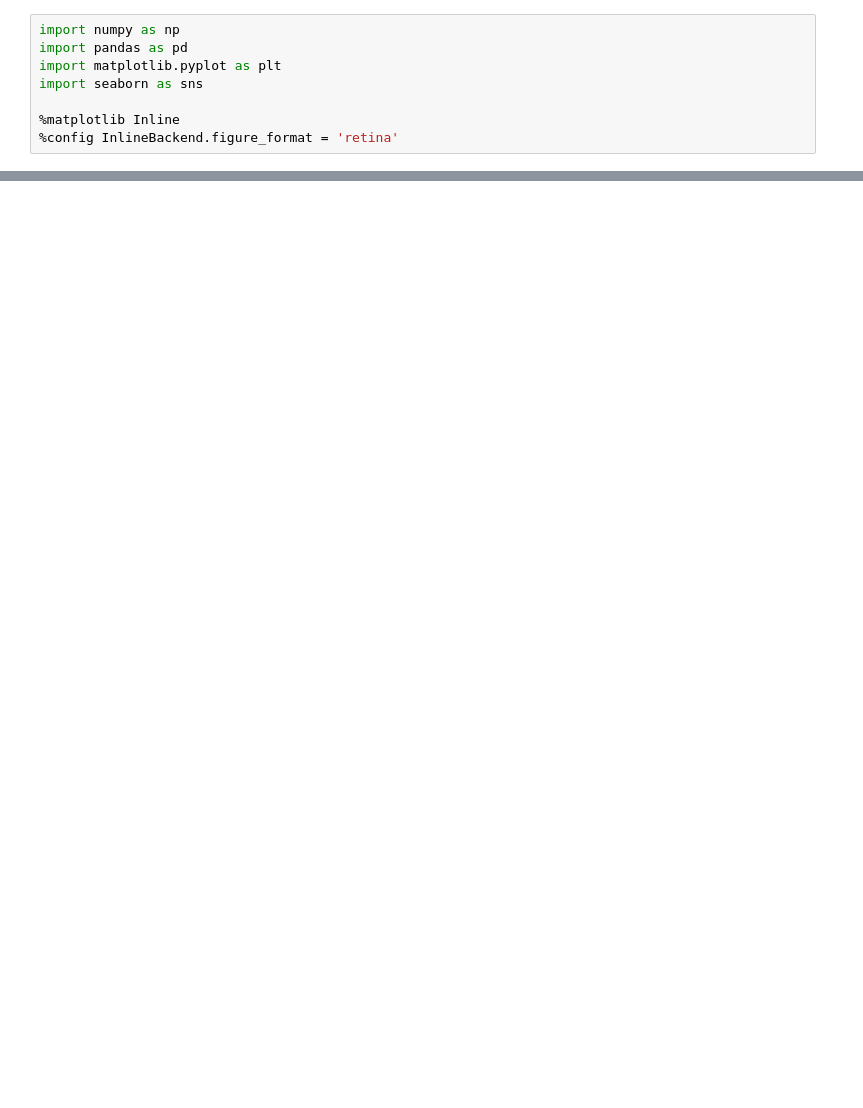
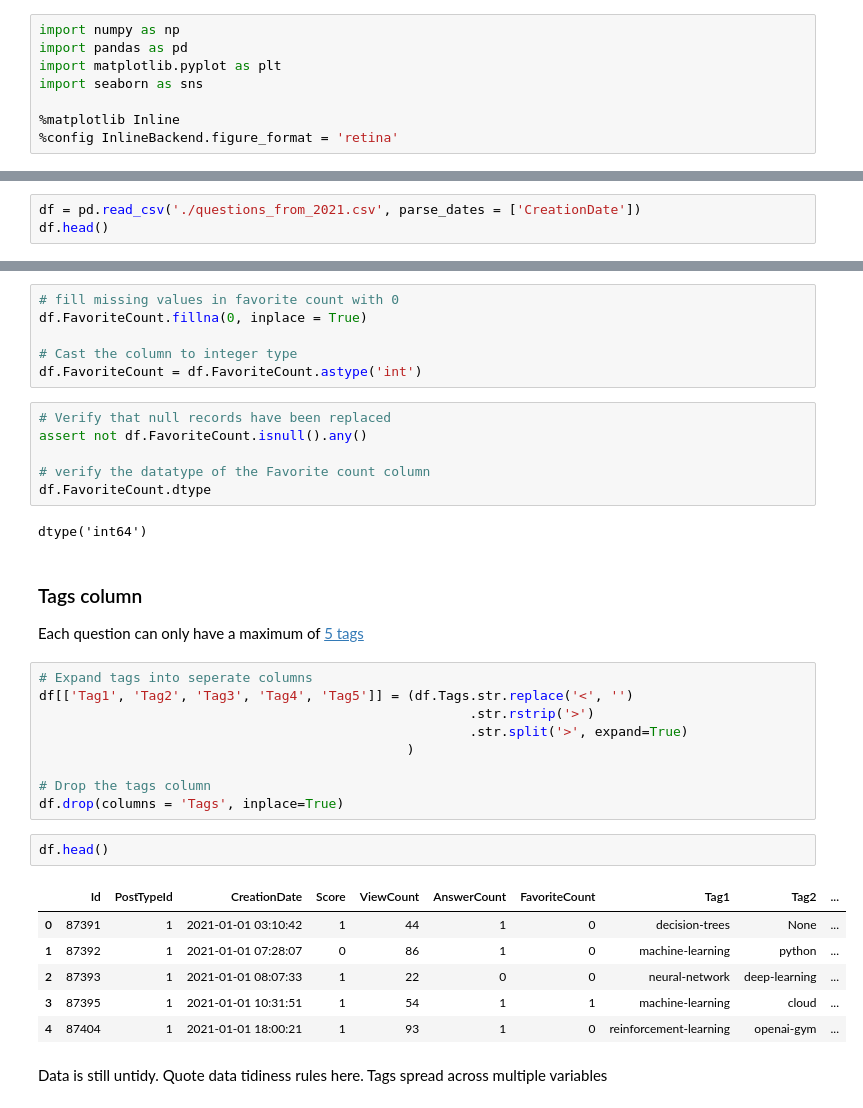
Before and after one commit to Lippins/Popular_DS_questions, a Jupyter notebook: notebook.ipynb, the cells around one changed output, grey strips where cells are left out. Cells and saved outputs as stored; diff of their text form; blank space fills up the shorter version.

Commit message:
test: Explore data trends

```diff
--- a/notebook.ipynb
+++ b/notebook.ipynb
@@ -117,0 +121,3 @@ import seaborn as sns
+# %%
+df = pd.read_csv('./questions_from_2021.csv', parse_dates = ['CreationDate'])
+df.head()
@@ -117,0 +162,37 @@ import seaborn as sns
+# %%
+# fill missing values in favorite count with 0
+df.FavoriteCount.fillna(0, inplace = True)
+
+# Cast the column to integer type
+df.FavoriteCount = df.FavoriteCount.astype('int')
+# %%
+# Verify that null records have been replaced
+assert not df.FavoriteCount.isnull().any()
+
+# verify the datatype of the Favorite count column
+df.FavoriteCount.dtype
+# %% [output]
+dtype('int64')
+# %% [markdown]
+### Tags column
+Each question can only have a maximum of [5 tags](https://meta.stackexchange.com/a/18879)
+# %%
+# Expand tags into seperate columns
+df[['Tag1', 'Tag2', 'Tag3', 'Tag4', 'Tag5']] = (df.Tags.str.replace('<', '')
+                                                       .str.rstrip('>')
+                                                       .str.split('>', expand=True)
+                                               )
+
+# Drop the tags column
+df.drop(columns = 'Tags', inplace=True)
+# %%
+df.head()
+# %% [output]
+|  | Id | PostTypeId | CreationDate | Score | ViewCount | AnswerCount | FavoriteCount | Tag1 | Tag2 | ... |
+| 0 | 87391 | 1 | 2021-01-01 03:10:42 | 1 | 44 | 1 | 0 | decision-trees | None | ... |
+| 1 | 87392 | 1 | 2021-01-01 07:28:07 | 0 | 86 | 1 | 0 | machine-learning | python | ... |
+| 2 | 87393 | 1 | 2021-01-01 08:07:33 | 1 | 22 | 0 | 0 | neural-network | deep-learning | ... |
+| 3 | 87395 | 1 | 2021-01-01 10:31:51 | 1 | 54 | 1 | 1 | machine-learning | cloud | ... |
+| 4 | 87404 | 1 | 2021-01-01 18:00:21 | 1 | 93 | 1 | 0 | reinforcement-learning | openai-gym | ... |
+# %% [markdown]
+Data is still untidy. Quote data tidiness rules here. Tags spread across multiple variables
```
Also changed, not shown: parts of 13 cells of this notebook.
